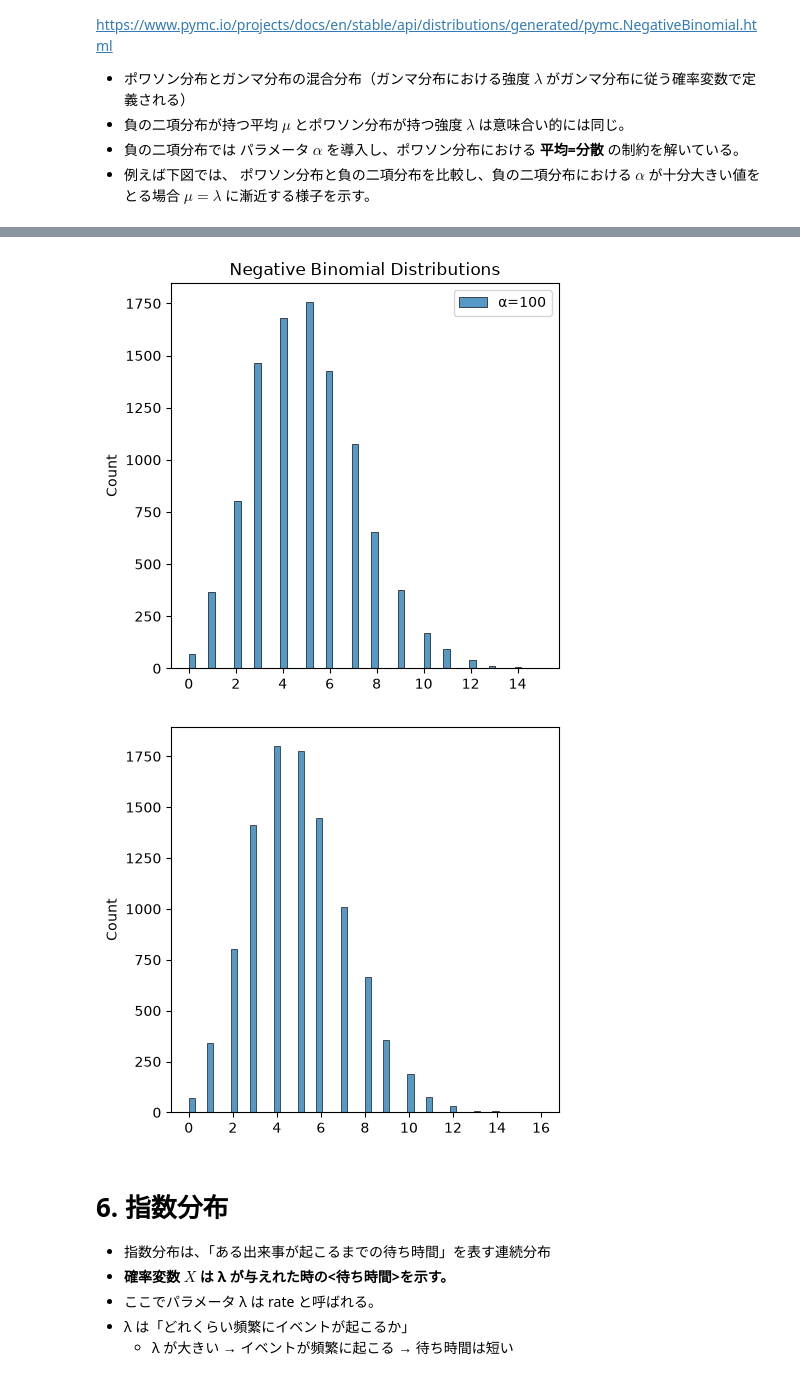
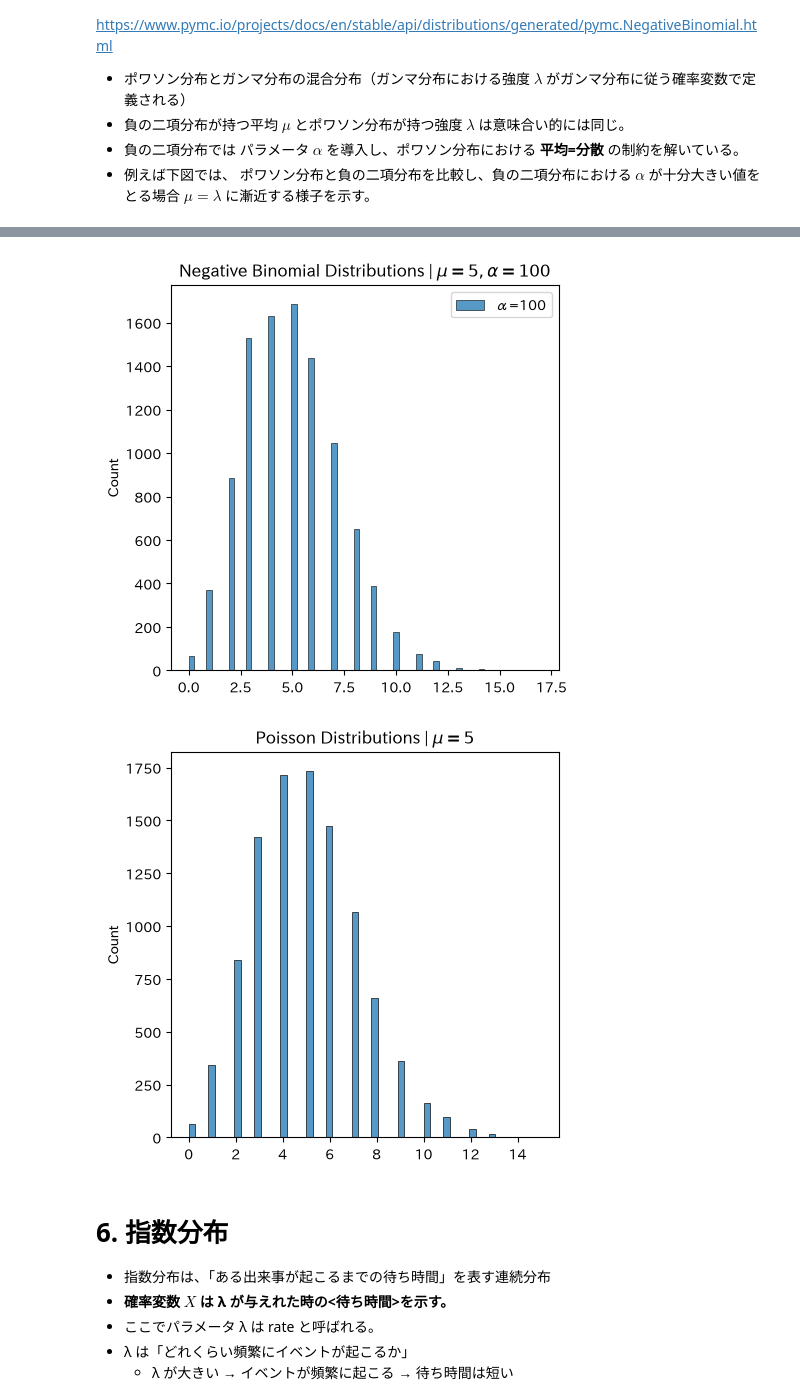
Before and after one commit to kzappmusi9/dist_python, a Jupyter notebook: notebooks/dist_python.ipynb, the cells around one changed output, grey strips where cells are left out. Saved outputs shown, nothing was run; the diff lists cells and outputs as text; code cells hidden in the pictures.

```diff
--- a/notebooks/dist_python.ipynb
+++ b/notebooks/dist_python.ipynb
@@ -84,22 +84,22 @@ https://www.pymc.io/projects/docs/en/stable/api/distributions/generated/pymc.Neg
 # %%
 """
 負の二項分布では lambda が大きくなると、ポアソン分布に近似されることが知られている。
 ここでは、負の二項分布のパラメータ α を 100 に設定し、ポアソン分布と比較。
 分散を大きくしたい場合は、α を小さくすることで分散を大きくすることができる。
 """
 alphas = [100]
 
 fig, ax = plt.subplots(figsize=(5, 5))
 [sns.histplot(x=pm.NegativeBinomial.dist(mu=5, alpha=alpha, size=10000).eval(), label=f"α={alpha}") for alpha in alphas]
 plt.legend()
-plt.title("Negative Binomial Distributions");
+plt.title(f"Negative Binomial Distributions | $μ=5, α=100$");
 
 fig, ax = plt.subplots(figsize=(5, 5))
-sns.histplot(x=pm.Poisson.dist(mu=5, size=10000).eval(), label="Poisson");
-plt.show()
+sns.histplot(x=pm.Poisson.dist(mu=5, size=10000).eval(), label="Poisson")
+plt.title("Poisson Distributions | $μ=5$");
 # %% [output]
-[figure, old version]
+[figure, new version]
-[figure, old version]
+[figure, new version]
 # %% [markdown]
 # 6. 指数分布
 - 指数分布は、「ある出来事が起こるまでの待ち時間」を表す連続分布
```
Also changed, not shown: parts of 4 cells of this notebook.
